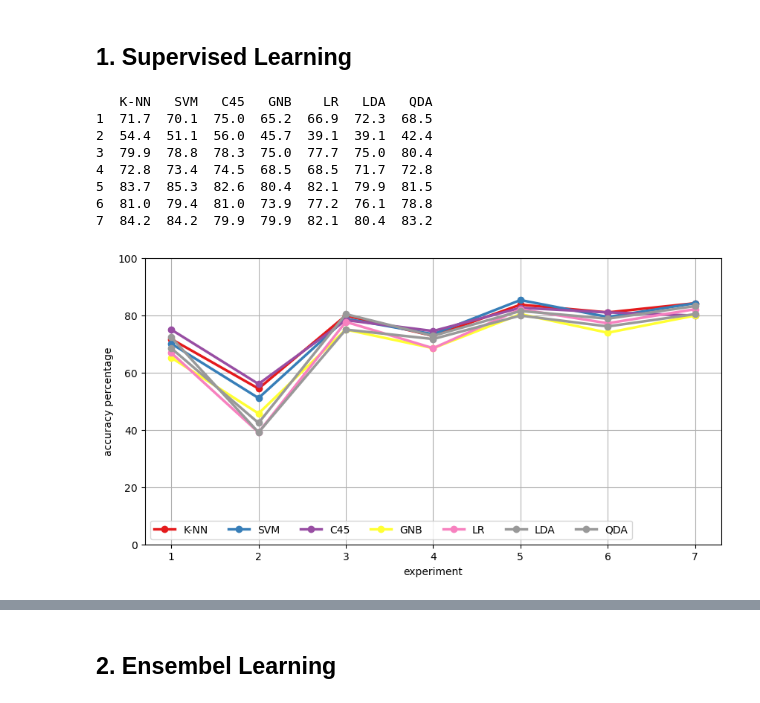
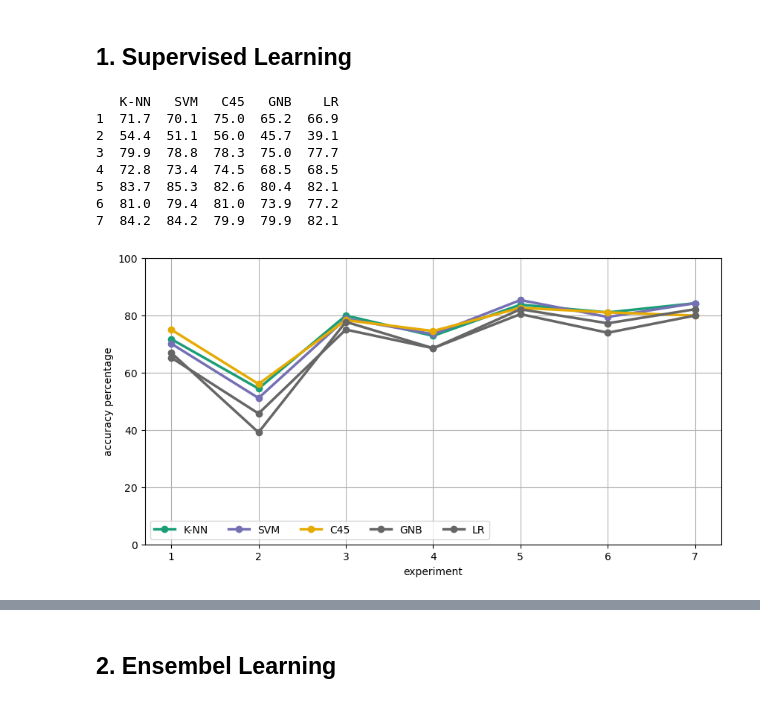
Before and after one commit to kusin/klasifikasi_kopra, a Jupyter notebook: visualisasi_data.ipynb, the cells around one changed output, grey strips where cells are left out. Saved outputs shown, nothing was run; the diff lists cells and outputs as text; code cells hidden in the pictures.

```diff
--- a/visualisasi_data.ipynb
+++ b/visualisasi_data.ipynb
@@ -39,24 +39,24 @@ df_supervised_1 = pd.DataFrame({
     "C45": [0.750, 0.560, 0.783, 0.745, 0.826, 0.810, 0.799],
     "GNB": [0.652, 0.457, 0.750, 0.685, 0.804, 0.739, 0.799],
     "LR": [0.669, 0.391, 0.777, 0.685, 0.821, 0.772, 0.821],
-    "LDA": [0.723, 0.391, 0.750, 0.717, 0.799, 0.761, 0.804],
-    "QDA" : [0.685, 0.424, 0.804, 0.728, 0.815, 0.788, 0.832]
-}, index=['1', '2', '3', '4', '5', '6', '7']) * 100
+    #"LDA": [0.723, 0.391, 0.750, 0.717, 0.799, 0.761, 0.804],
+    #"QDA" : [0.685, 0.424, 0.804, 0.728, 0.815, 0.788, 0.832]
+}, index=['1', '2', '3', '4', '5','6','7']) * 100
 # %%
 print(df_supervised_1)
 # %% [output]
-   K-NN   SVM   C45   GNB    LR   LDA   QDA
-1  71.7  70.1  75.0  65.2  66.9  72.3  68.5
-2  54.4  51.1  56.0  45.7  39.1  39.1  42.4
-3  79.9  78.8  78.3  75.0  77.7  75.0  80.4
-4  72.8  73.4  74.5  68.5  68.5  71.7  72.8
-5  83.7  85.3  82.6  80.4  82.1  79.9  81.5
-6  81.0  79.4  81.0  73.9  77.2  76.1  78.8
-7  84.2  84.2  79.9  79.9  82.1  80.4  83.2
+   K-NN   SVM   C45   GNB    LR
+1  71.7  70.1  75.0  65.2  66.9
+2  54.4  51.1  56.0  45.7  39.1
+3  79.9  78.8  78.3  75.0  77.7
+4  72.8  73.4  74.5  68.5  68.5
+5  83.7  85.3  82.6  80.4  82.1
+6  81.0  79.4  81.0  73.9  77.2
+7  84.2  84.2  79.9  79.9  82.1
 # %%
-line_chart_1("Set1", df_supervised_1)
+line_chart_1("Dark2", df_supervised_1)
 # %% [output]
-[figure, old version]
+[figure, new version]
 # %%
 df_supervised_2 = pd.DataFrame({
     "KNN": [0.709, 0.514, 0.750, 0.742, 0.840, 0.761, 0.837],
```
Also changed, not shown: parts of 3 cells of this notebook, 1 other file.
